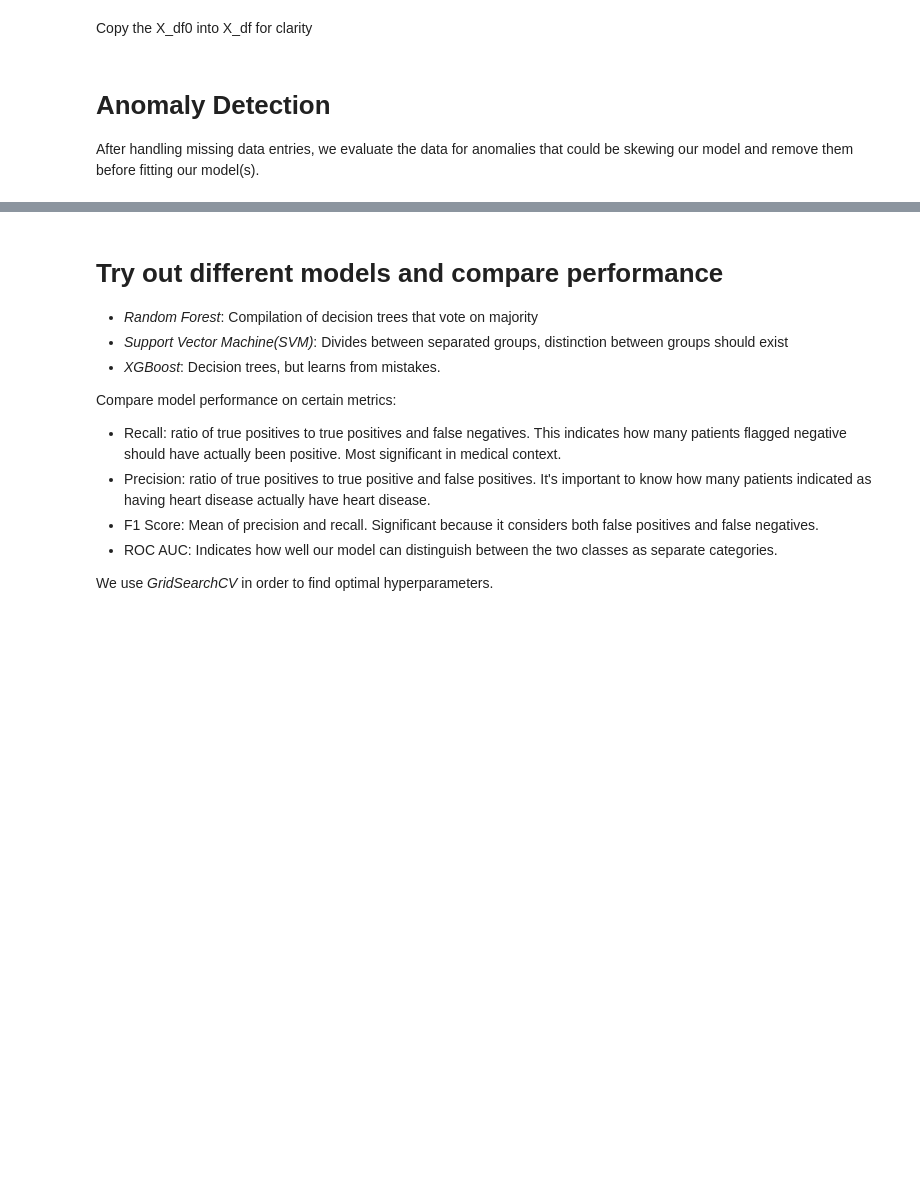
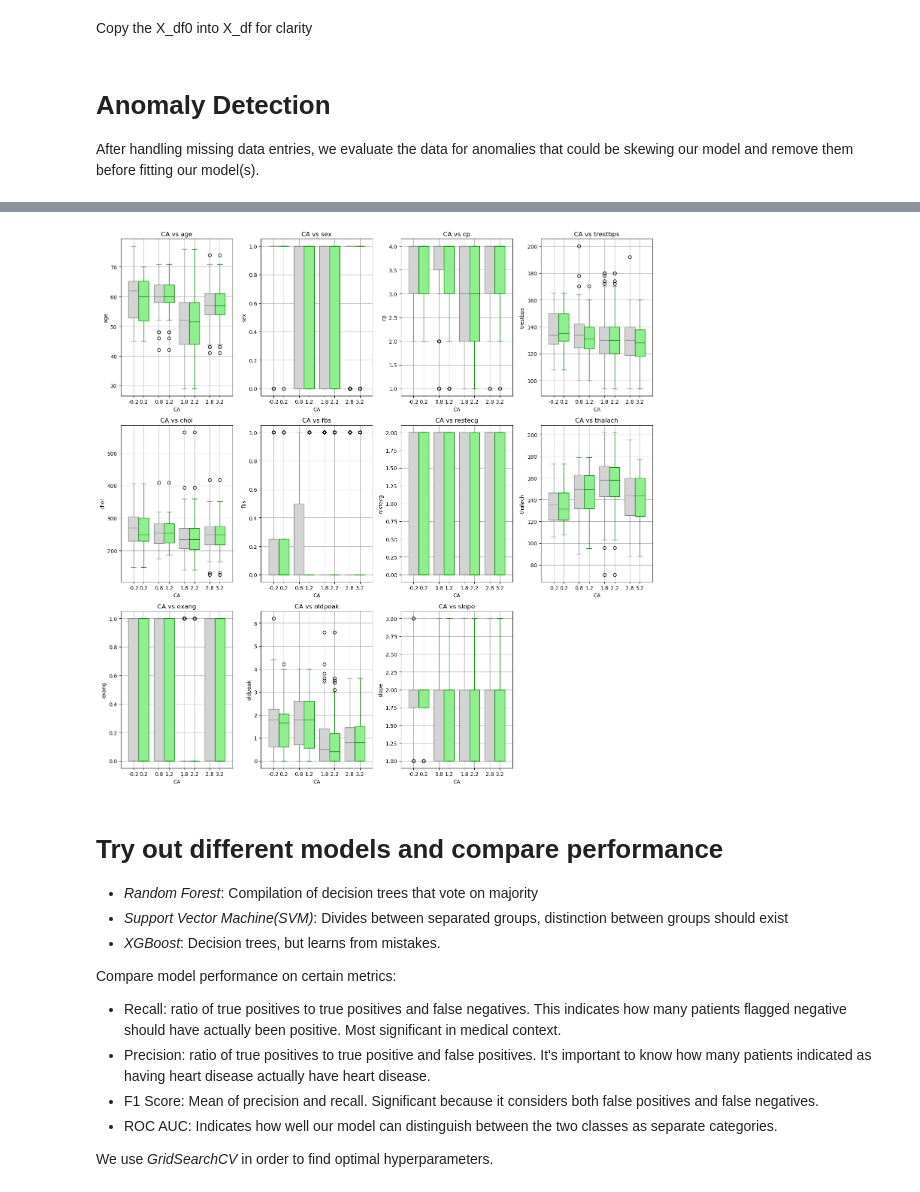
Before and after one commit to 00raymond/aiindustryproject, a Jupyter notebook: notebook.ipynb, the cells around one changed output, grey strips where cells are left out. Drawn from its saved outputs; the diff is of its cells as text; code cells hidden in the pictures; blank space fills up the shorter version.

```diff
--- a/notebook.ipynb
+++ b/notebook.ipynb
@@ -423,0 +283,87 @@ Cleaned dataset shape (Isolation Forest): (287, 13)
+# %%
+# Import required libraries for anomaly detection
+from sklearn.ensemble import IsolationForest
+from scipy.stats import zscore
+
+# Function to detect anomalies using Z-Score
+def detect_anomalies_zscore(X, threshold=3):
+    """
+    Detect anomalies using Z-Score.
+    Any data point with a Z-Score greater than the threshold is considered an anomaly.
+    """
+    z_scores = np.abs(zscore(X, nan_policy='omit'))
+    anomalies = (z_scores > threshold).any(axis=1)
+    return anomalies
+
+# Function to detect anomalies using Isolation Forest
+def detect_anomalies_isolation_forest(X, contamination=0.05):
+    """
+    Detect anomalies using Isolation Forest.
+    The contamination parameter defines the proportion of anomalies in the data.
+    """
+    iso_forest = IsolationForest(contamination=contamination, random_state=42)
+    predictions = iso_forest.fit_predict(X)
+    return predictions
+
+# Function to synchronize the target variable with the cleaned features
+def sync_target_with_features(X, y, anomalies_mask):
+    """
+    Synchronize the target variable (y) with the cleaned feature set (X) by removing
+    the same rows indicated by the anomalies_mask.
+    """
+    return y[~anomalies_mask].reset_index(drop=True)
+
+# Detect anomalies in the dataset
+zscore_anomalies = detect_anomalies_zscore(X_df)
+iso_forest_anomalies = detect_anomalies_isolation_forest(X_df)
+
+# Remove anomalies (using Isolation Forest as the chosen method)
+anomalies_mask = (iso_forest_anomalies == -1)
+X_df_cleaned = X_df[~anomalies_mask].reset_index(drop=True)
+y_df_cleaned = sync_target_with_features(X_df, y_df, anomalies_mask)
+
+# Confirm updated shapes
+print(f"Shape after cleaning - X_df_cleaned: {X_df_cleaned.shape}, y_df_cleaned: {y_df_cleaned.shape}")
+
+# Visualize data using boxplots
+cols = [col for col in X_df.columns if col not in ['ca', 'thal']]
+cols_per_row = 4
+total_plots = len(cols)
+rows = (total_plots + cols_per_row - 1) // cols_per_row
+
+fig, axes = plt.subplots(rows, cols_per_row, figsize=(15, rows * 5))
+axes = axes.flatten()
+
+ca_unique = X_df_cleaned['ca'].unique()
+
+for i, col in enumerate(cols):
+    ax = axes[i]
+
+    # Group original and cleaned data by unique values of 'ca'
+    grouped_data_original = [X_df.loc[X_df['ca'] == val, col] for val in ca_unique]
+    grouped_data_cleaned = [X_df_cleaned.loc[X_df_cleaned['ca'] == val, col] for val in ca_unique]
+
+    # Boxplot for original data
+    ax.boxplot(grouped_data_original,
+               positions=np.arange(len(ca_unique)) - 0.2, widths=0.4,
+               patch_artist=True, boxprops=dict(facecolor='lightgray', color='gray'),
+               medianprops=dict(color='gray'), whiskerprops=dict(color='gray'), capprops=dict(color='gray'))
+
+    # Boxplot for cleaned data
+    ax.boxplot(grouped_data_cleaned,
+               positions=np.arange(len(ca_unique)) + 0.2, widths=0.4,
+               patch_artist=True, boxprops=dict(facecolor='lightgreen', color='green'),
+               medianprops=dict(color='green'), whiskerprops=dict(color='green'), capprops=dict(color='green'))
+
+    ax.set_title(f'CA vs {col}')
+    ax.set_xlabel('CA')
+    ax.set_ylabel(col)
+    ax.grid(True)
+
+# Hide unused subplots
+for i in range(len(cols), len(axes)):
+    fig.delaxes(axes[i])
+
+plt.tight_layout()
+plt.show()
+# %% [output]
@@ -424,3 +371,4 @@ Cleaned dataset shape (Isolation Forest): (287, 13)
+[figure, added]
 # %% [markdown]
 # Try out different models and compare performance
 - *Random Forest*:
```
Also changed, not shown: parts of 8 cells of this notebook.
